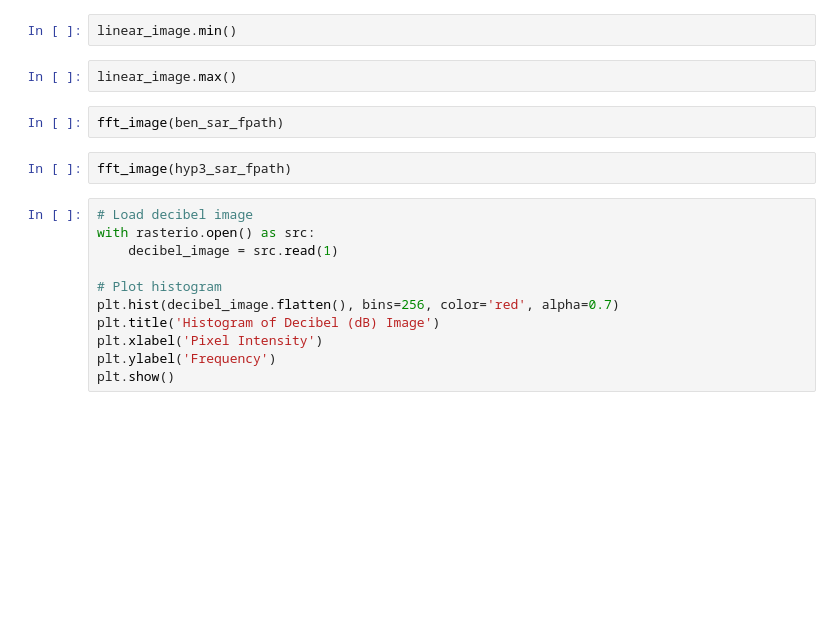
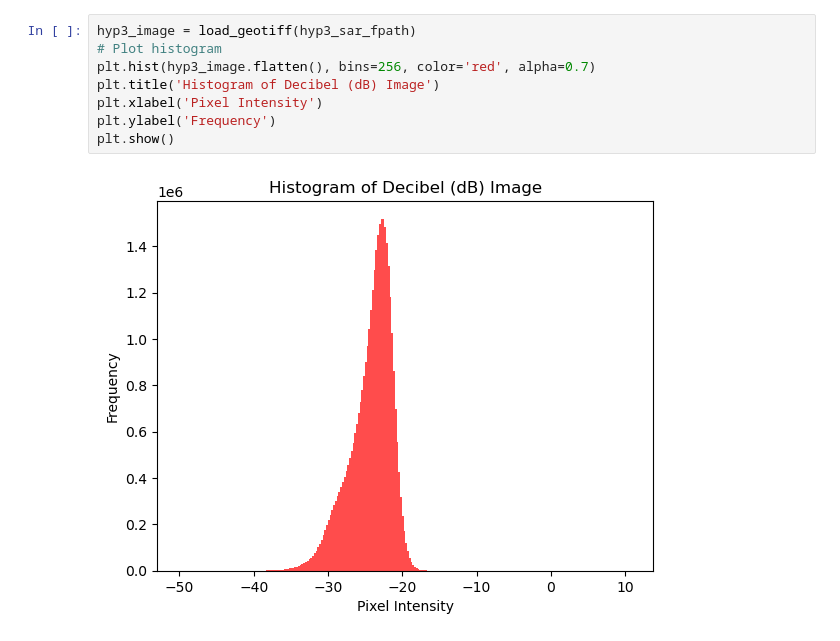
Before and after one commit to jpl-slice/kai_workspace, a Jupyter notebook: nbs/SAR_img_analysis.ipynb, the cells around one changed output. Drawn from its saved outputs; the diff is of its cells as text; blank space fills up the shorter version.

```diff
--- a/nbs/SAR_img_analysis.ipynb
+++ b/nbs/SAR_img_analysis.ipynb
@@ -129,19 +88,10 @@ plt.show()
-# %%
-linear_image.min()
-# %%
-linear_image.max()
-# %%
-fft_image(ben_sar_fpath)
-# %%
-fft_image(hyp3_sar_fpath)
 # %%
-# Load decibel image
-with rasterio.open() as src:
-    decibel_image = src.read(1)
-
+hyp3_image = load_geotiff(hyp3_sar_fpath)
 # Plot histogram
-plt.hist(decibel_image.flatten(), bins=256, color='red', alpha=0.7)
+plt.hist(hyp3_image.flatten(), bins=256, color='red', alpha=0.7)
 plt.title('Histogram of Decibel (dB) Image')
 plt.xlabel('Pixel Intensity')
 plt.ylabel('Frequency')
 plt.show()
+# %% [output]
+[figure, added]
```
Also changed, not shown: parts of 20 cells of this notebook.
